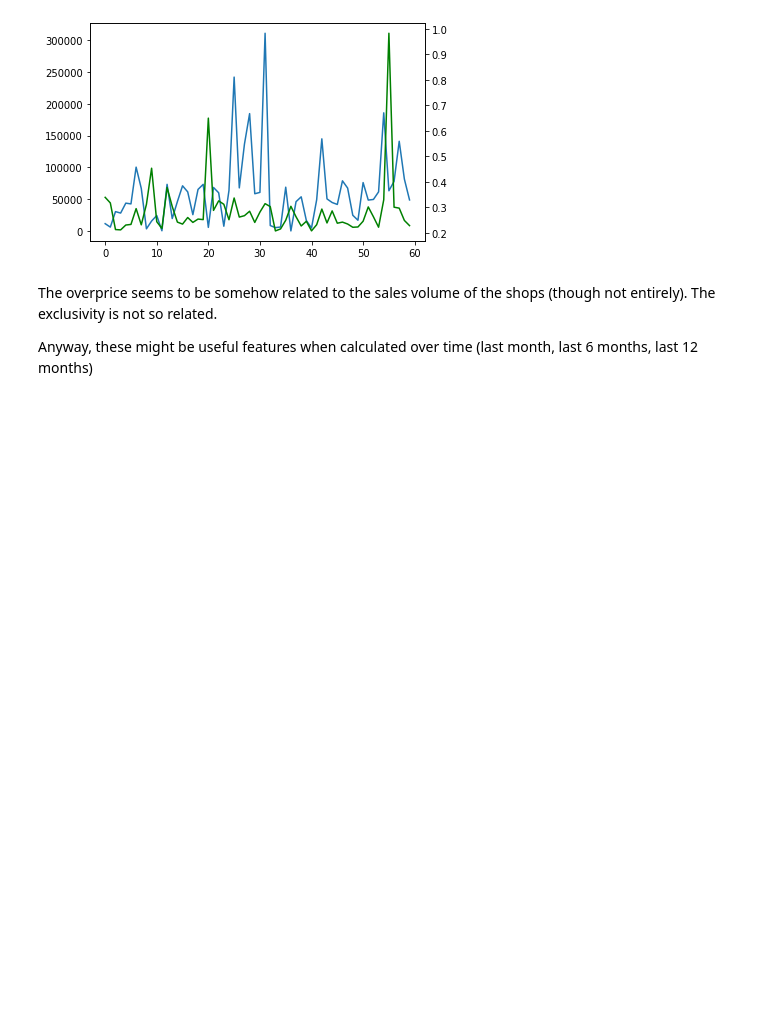
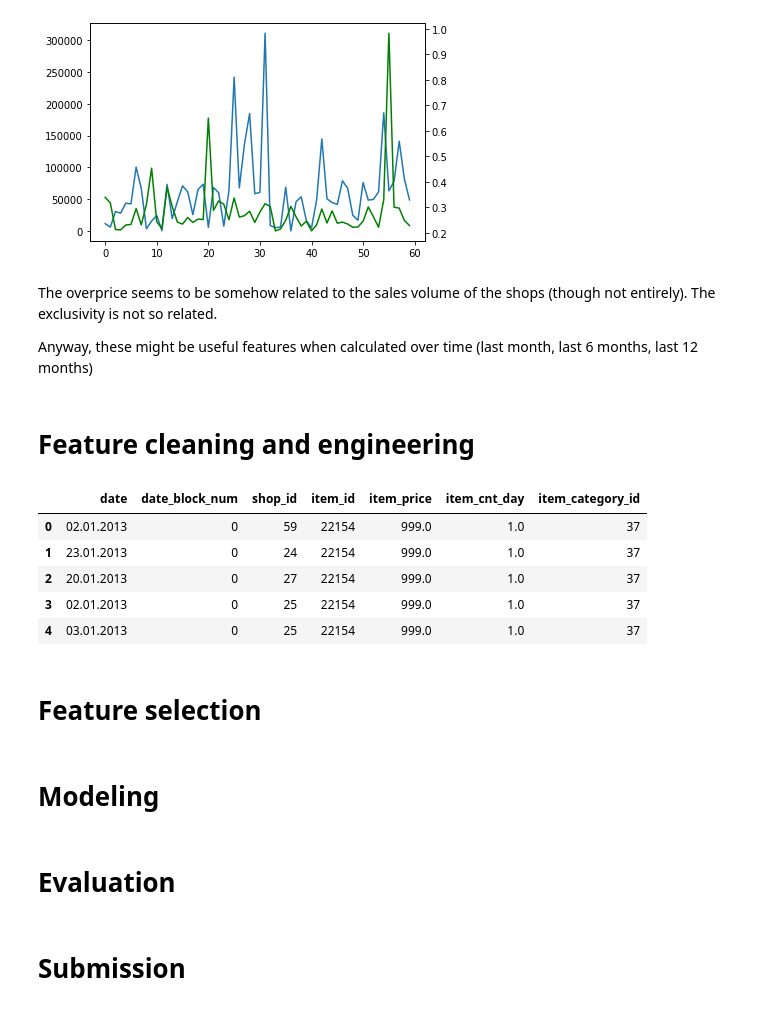
Before and after one commit to arcarrion/hsespecialization_course02, a Jupyter notebook: 02_eda.ipynb, the cells around one changed output. Drawn from its saved outputs; the diff is of its cells as text; code cells hidden in the pictures; blank space fills up the shorter version.

Commit message:
Start feaure engineering

```diff
--- a/02_eda.ipynb
+++ b/02_eda.ipynb
@@ -519,3 +520,20 @@ plt.show()
 The overprice seems to be somehow related to the sales volume of the shops (though not entirely). The exclusivity is not so related.
 
 Anyway, these might be useful features when calculated over time (last month, last 6 months, last 12 months)
+# %% [markdown]
+# Feature cleaning and engineering
+# %%
+sales_rawdata = pd.read_csv('rawdata/sales_train.csv')
+shops_rawdata = pd.read_csv('rawdata/shops.csv')
+categories_rawdata = pd.read_csv('rawdata/item_categories.csv')
+items_rawdata = pd.read_csv('rawdata/items.csv')
+# %%
+sales_rawdata = sales_rawdata.merge(items_rawdata.loc[:, ['item_id', 'item_category_id']], on = 'item_id')
+display(sales_rawdata.head())
+# %% [output]
+|  | date | date_block_num | shop_id | item_id | item_price | item_cnt_day | item_category_id |
+| 0 | 02.01.2013 | 0 | 59 | 22154 | 999.0 | 1.0 | 37 |
+| 1 | 23.01.2013 | 0 | 24 | 22154 | 999.0 | 1.0 | 37 |
+| 2 | 20.01.2013 | 0 | 27 | 22154 | 999.0 | 1.0 | 37 |
+| 3 | 02.01.2013 | 0 | 25 | 22154 | 999.0 | 1.0 | 37 |
+| 4 | 03.01.2013 | 0 | 25 | 22154 | 999.0 | 1.0 | 37 |
@@ -521,0 +545,8 @@ Anyway, these might be useful features when calculated over time (last month, la
+# %% [markdown]
+# Feature selection
+# %% [markdown]
+# Modeling
+# %% [markdown]
+# Evaluation
+# %% [markdown]
+# Submission
```
Also changed, not shown: parts of 6 cells of this notebook.
